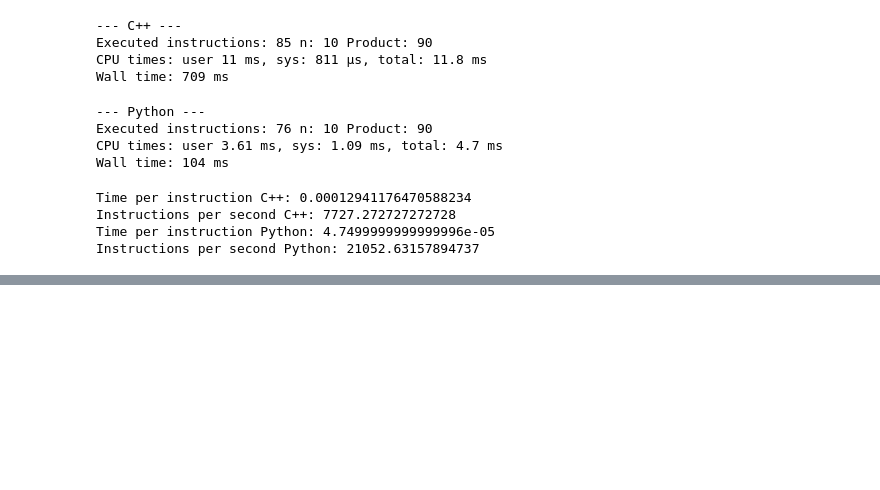
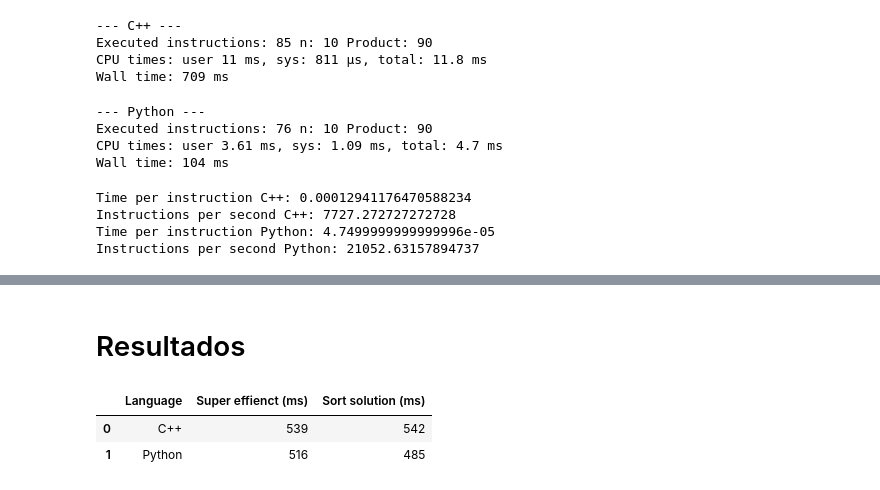
Before and after one commit to Jacobo4/AlgorithmsUN2023II, a Jupyter notebook: Lab4/juizquierdob_Lab4.ipynb, the cells around one changed output, grey strips where cells are left out. Drawn from its saved outputs; the diff is of its cells as text; code cells hidden in the pictures; blank space fills up the shorter version.

```diff
--- a/Lab4/juizquierdob_Lab4.ipynb
+++ b/Lab4/juizquierdob_Lab4.ipynb
@@ -2175,0 +2796,19 @@ Instructions per second Python: 21052.63157894737
+# %% [markdown]
+# Resultados
+# %%
+# Import the Pandas library
+import pandas as pd
+
+# Create a sample DataFrame
+data = {'Language': ['C++', 'Python'],
+        'Super effienct (ms)': [539, 516],
+        'Sort solution (ms)': [542, 485]}
+
+df = pd.DataFrame(data)
+
+# Display the table
+display(df)
+# %% [output]
+|  | Language | Super effienct (ms) | Sort solution (ms) |
+| 0 | C++ | 539 | 542 |
+| 1 | Python | 516 | 485 |
```
Also changed, not shown: parts of 62 cells of this notebook, 2 other files.
